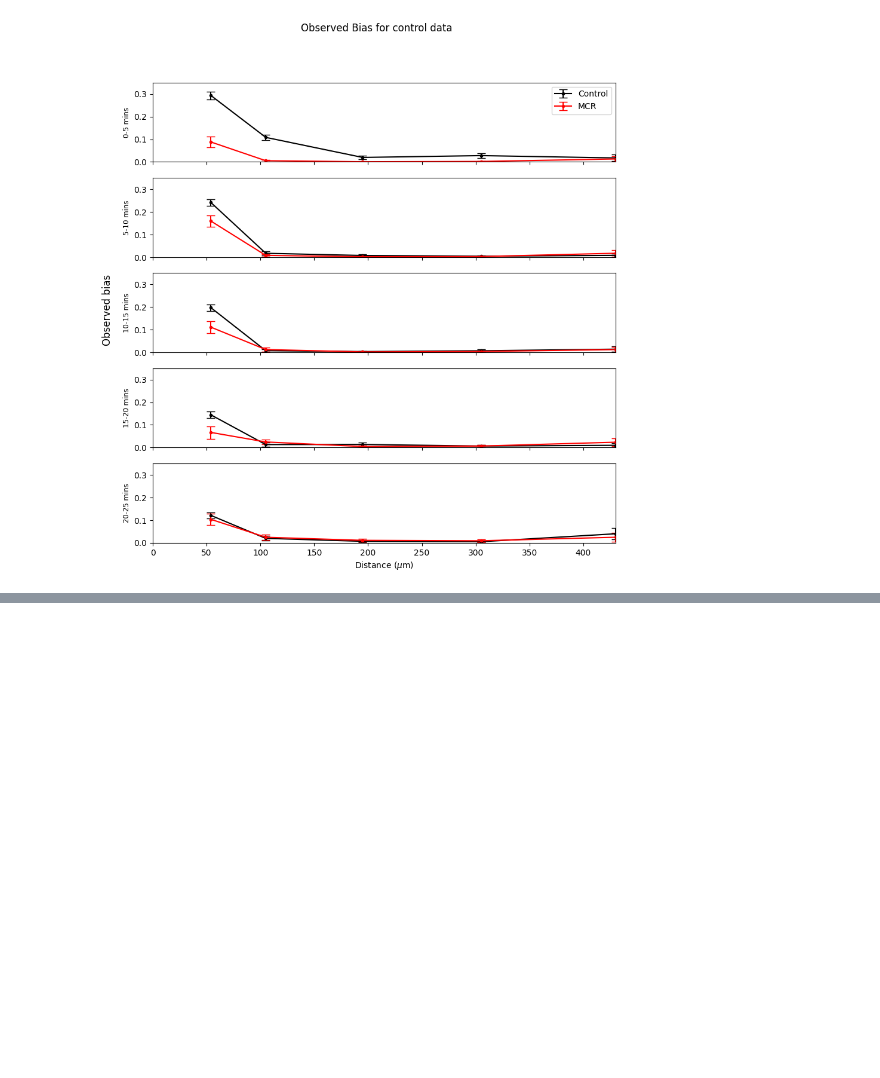
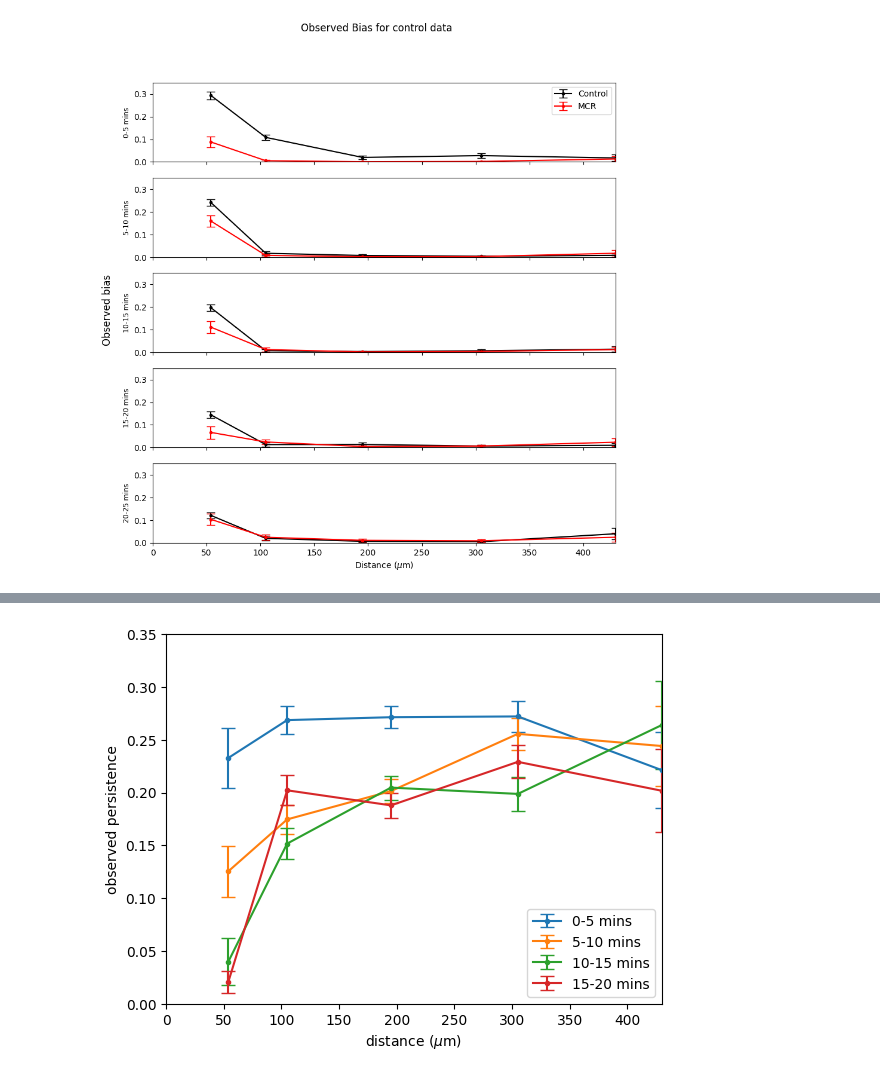
Before and after one commit to Schumacher-group/ImmuneCellMigrationAnalysis, a Jupyter notebook: Notebooks/Observed bias visualisation_revision.ipynb, the cells around one changed output, grey strips where cells are left out. Saved outputs shown, nothing was run; the diff lists cells and outputs as text; code cells hidden in the pictures; blank space fills up the shorter version.

```diff
--- a/Notebooks/Observed bias visualisation_revision.ipynb
+++ b/Notebooks/Observed bias visualisation_revision.ipynb
@@ -203,3 +200,7 @@ plt.show()
+# %%
+plot_observed_params_all_timepoints(reshapedPersistence_mcr, "observed persistence", "Figures/Observed_persistence_mcr_revision"+filesuffix+".pdf")
+# %% [output]
+[figure, added]
 # %%
 # # now plot observed bias for half-wound data on either side of wound at 10 and 20 min bins
 # # rearrange data to plot all time-points in one plot
```
Also changed, not shown: parts of 13 cells of this notebook, 1 other file.
